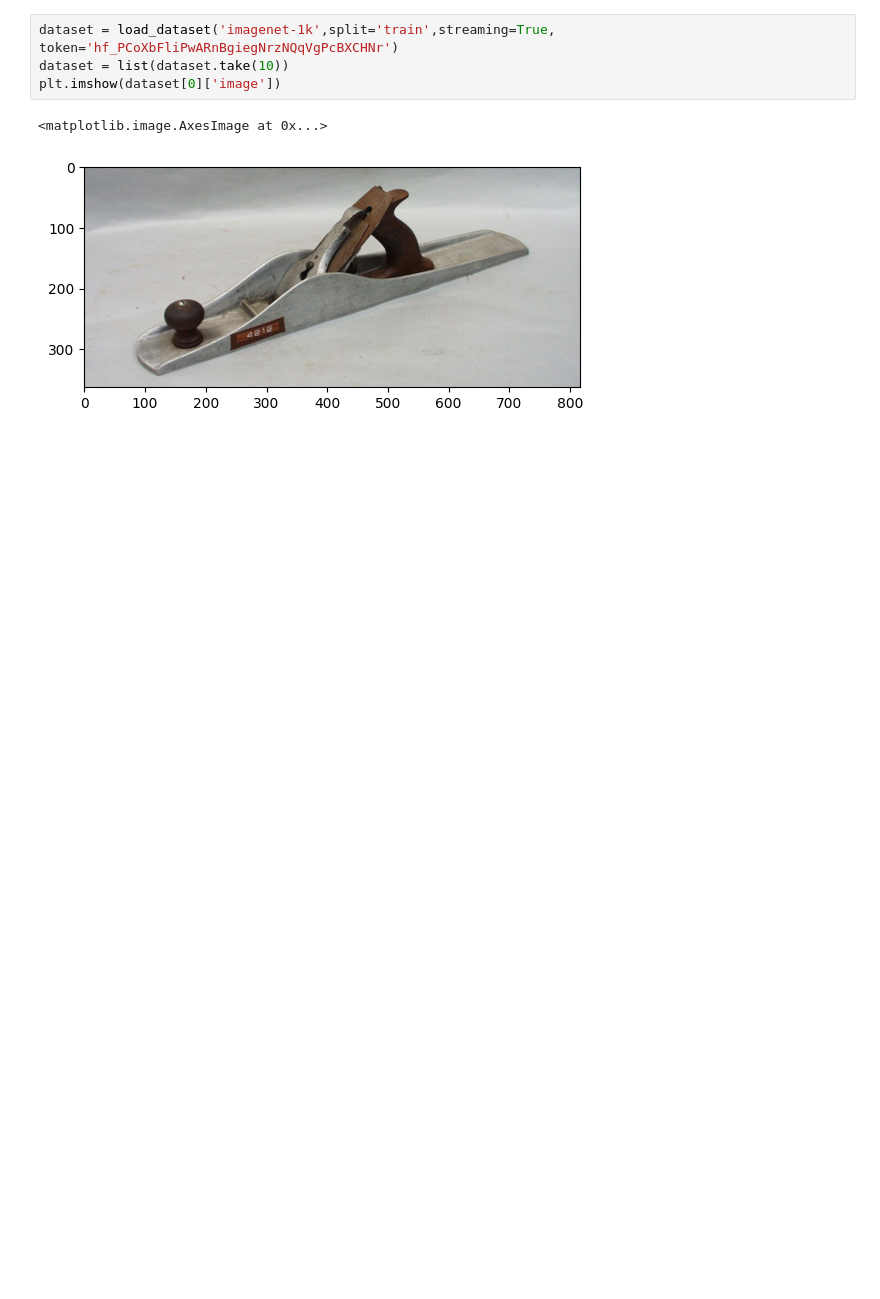
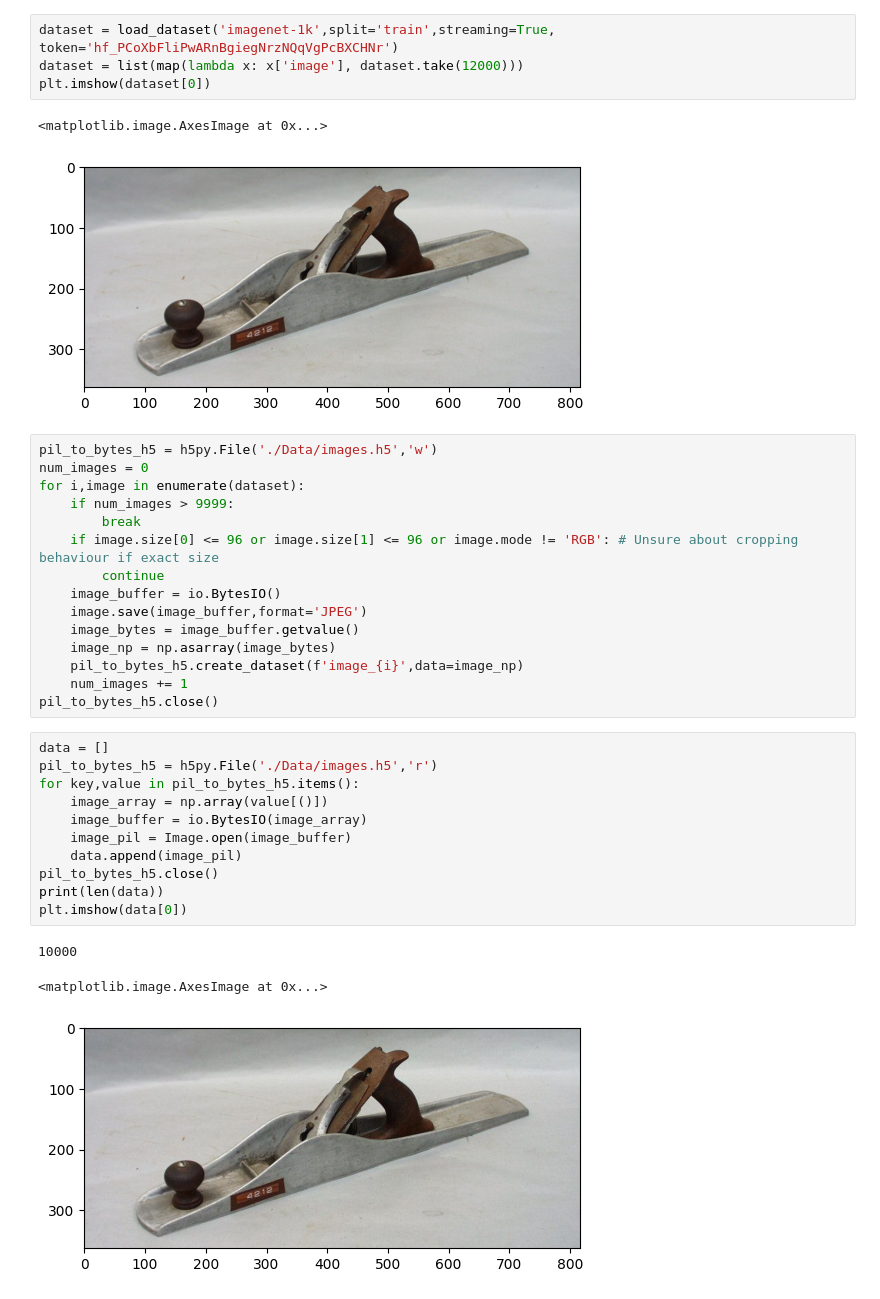
Before and after one commit to Snapzie/DLAndAI, a Jupyter notebook: SRGAN/Preprocess.ipynb, the cells around one changed output. Cells and saved outputs as stored; diff of their text form; blank space fills up the shorter version.

Commit message:
Added dataset

```diff
--- a/SRGAN/Preprocess.ipynb
+++ b/SRGAN/Preprocess.ipynb
@@ -6,7 +11,37 @@ from torch.utils.data import Dataset,DataLoader
 # %%
 dataset = load_dataset('imagenet-1k',split='train',streaming=True, token='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')
-dataset = list(dataset.take(10))
-plt.imshow(dataset[0]['image'])
+dataset = list(map(lambda x: x['image'], dataset.take(12000)))
+plt.imshow(dataset[0])
 # %% [output]
 <matplotlib.image.AxesImage at 0x...>
 [figure]
+# %%
+pil_to_bytes_h5 = h5py.File('./Data/images.h5','w')
+num_images = 0
+for i,image in enumerate(dataset):
+    if num_images > 9999:
+        break
+    if image.size[0] <= 96 or image.size[1] <= 96 or image.mode != 'RGB': # Unsure about cropping behaviour if exact size
+        continue
+    image_buffer = io.BytesIO()
+    image.save(image_buffer,format='JPEG')
+    image_bytes = image_buffer.getvalue()
+    image_np = np.asarray(image_bytes)
+    pil_to_bytes_h5.create_dataset(f'image_{i}',data=image_np)
+    num_images += 1
+pil_to_bytes_h5.close()
+# %%
+data = []
+pil_to_bytes_h5 = h5py.File('./Data/images.h5','r')
+for key,value in pil_to_bytes_h5.items():
+    image_array = np.array(value[()])
+    image_buffer = io.BytesIO(image_array)
+    image_pil = Image.open(image_buffer)
+    data.append(image_pil)
+pil_to_bytes_h5.close()
+print(len(data))
+plt.imshow(data[0])
+# %% [output]
+10000
+<matplotlib.image.AxesImage at 0x...>
+[figure, added]
```
Also changed, not shown: parts of 1 cell of this notebook, 2 other files.
